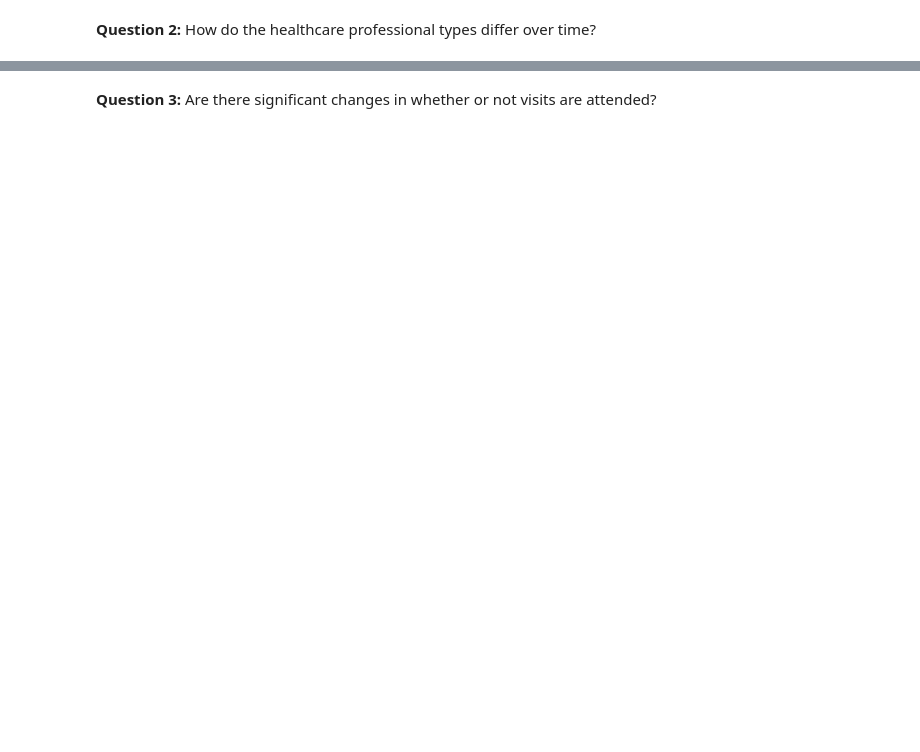
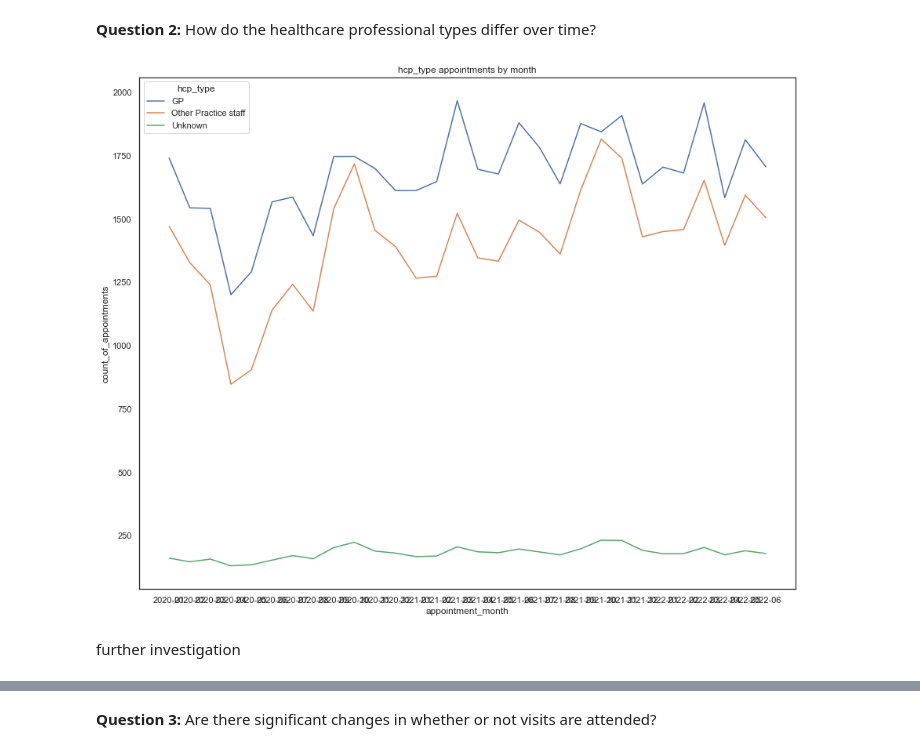
Before and after one commit to essjmeha/Assignment_Diagnostic_Anatysis_using_Python, a Jupyter notebook: Meharg_Jane_DA201_Assignment_Notebook.ipynb, the cells around one changed output, grey strips where cells are left out. Drawn from its saved outputs; the diff is of its cells as text; code cells hidden in the pictures; blank space fills up the shorter version.

```diff
--- a/Meharg_Jane_DA201_Assignment_Notebook.ipynb
+++ b/Meharg_Jane_DA201_Assignment_Notebook.ipynb
@@ -1335,3 +1453,9 @@ for p in ax.patches:
 **Question 2:** How do the healthcare professional types differ over time?
 # %%
 # Create a line plot to answer the question.
+ar_agg_hcp = sns.lineplot(x='appointment_month', y='count_of_appointments', hue= 'hcp_type', data=ar_agg, ci=None)\
+.set_title('hcp_type appointments by month')
+# %% [output]
+[figure, added]
+# %% [markdown]
+further investigation
```
Also changed, not shown: parts of 58 cells of this notebook.
